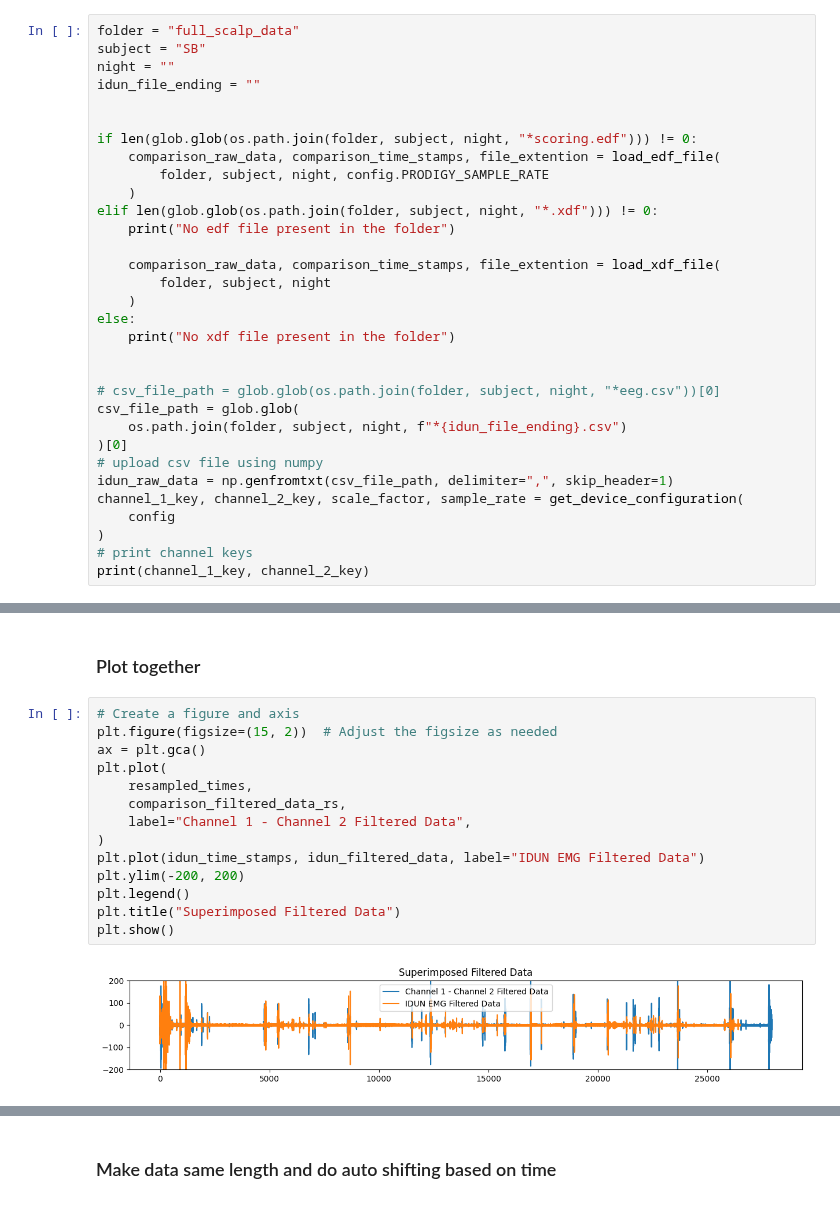
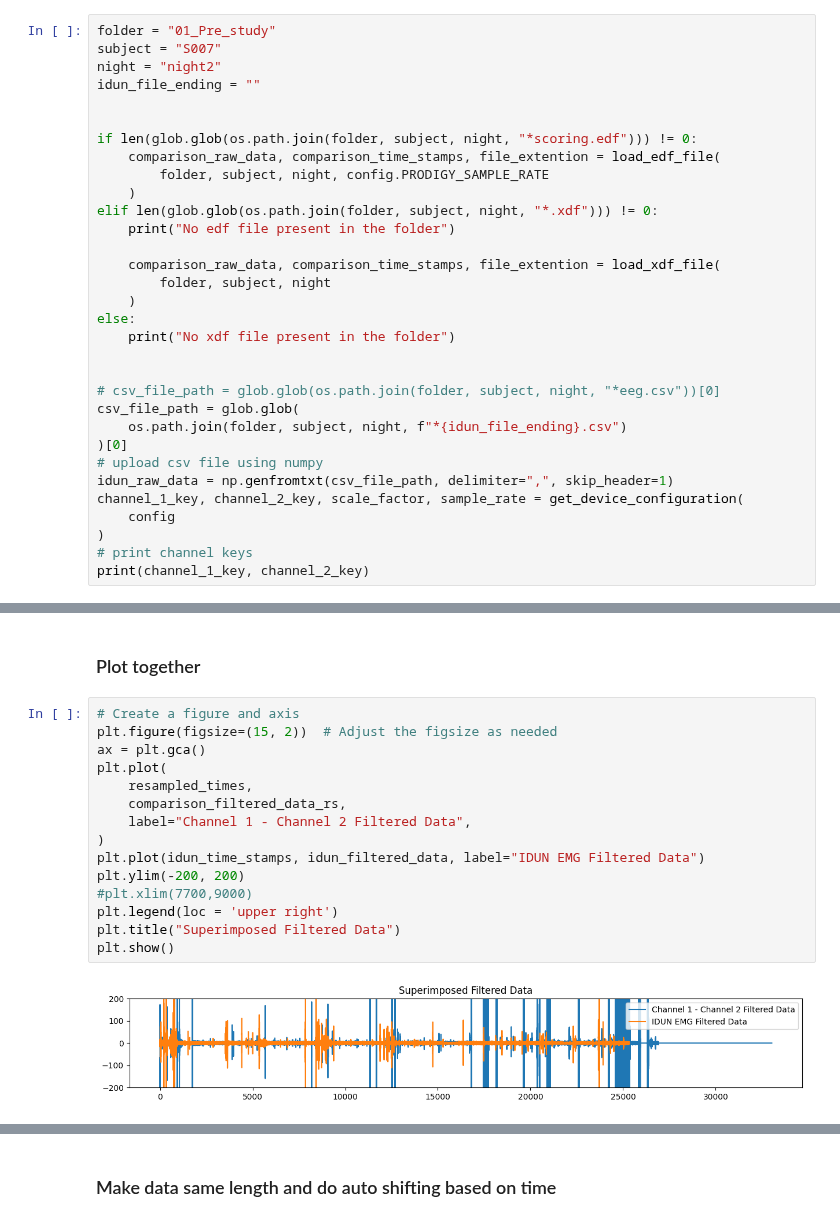
Before and after one commit to iduntech/idn-sync-data, a Jupyter notebook: sync_main.ipynb, the cells around one changed output, grey strips where cells are left out. Cells and saved outputs as stored; diff of their text form.

```diff
--- a/sync_main.ipynb
+++ b/sync_main.ipynb
@@ -32,9 +36,9 @@ import config
 # %% [markdown]
 ### Upload all data
 # %%
-folder = "full_scalp_data"
-subject = "SB"
-night = ""
+folder = "01_Pre_study"
+subject = "S007"
+night = "night2"
 idun_file_ending = ""
 
 
@@ -135,16 +136,17 @@ Text(0.5, 1.0, 'IDUN Highpassed data')
 # %%
 # Create a figure and axis
 plt.figure(figsize=(15, 2))  # Adjust the figsize as needed
 ax = plt.gca()
 plt.plot(
     resampled_times,
     comparison_filtered_data_rs,
     label="Channel 1 - Channel 2 Filtered Data",
 )
 plt.plot(idun_time_stamps, idun_filtered_data, label="IDUN EMG Filtered Data")
 plt.ylim(-200, 200)
-plt.legend()
+#plt.xlim(7700,9000)
+plt.legend(loc = 'upper right')
 plt.title("Superimposed Filtered Data")
 plt.show()
 # %% [output]
-[figure, old version]
+[figure, new version]
```
Also changed, not shown: parts of 32 cells of this notebook, 3 other files.
